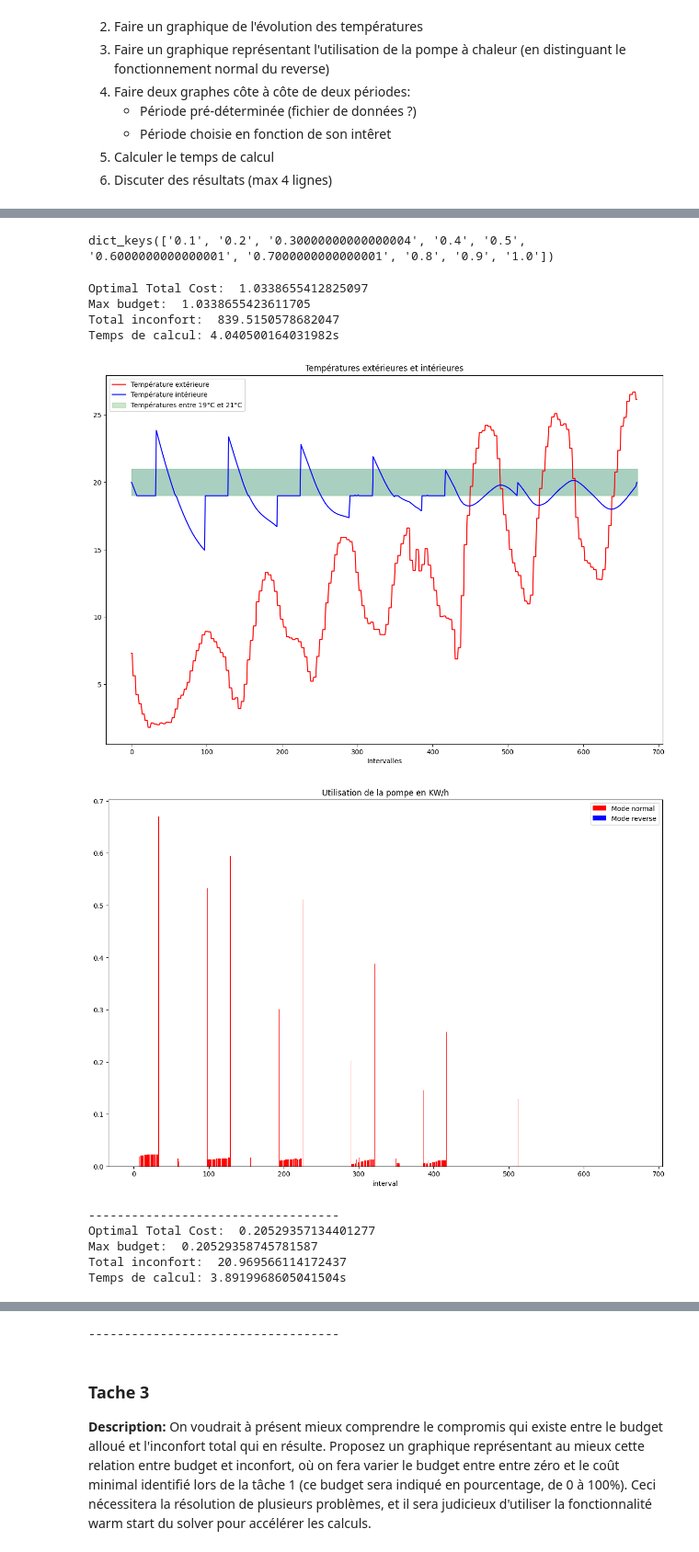
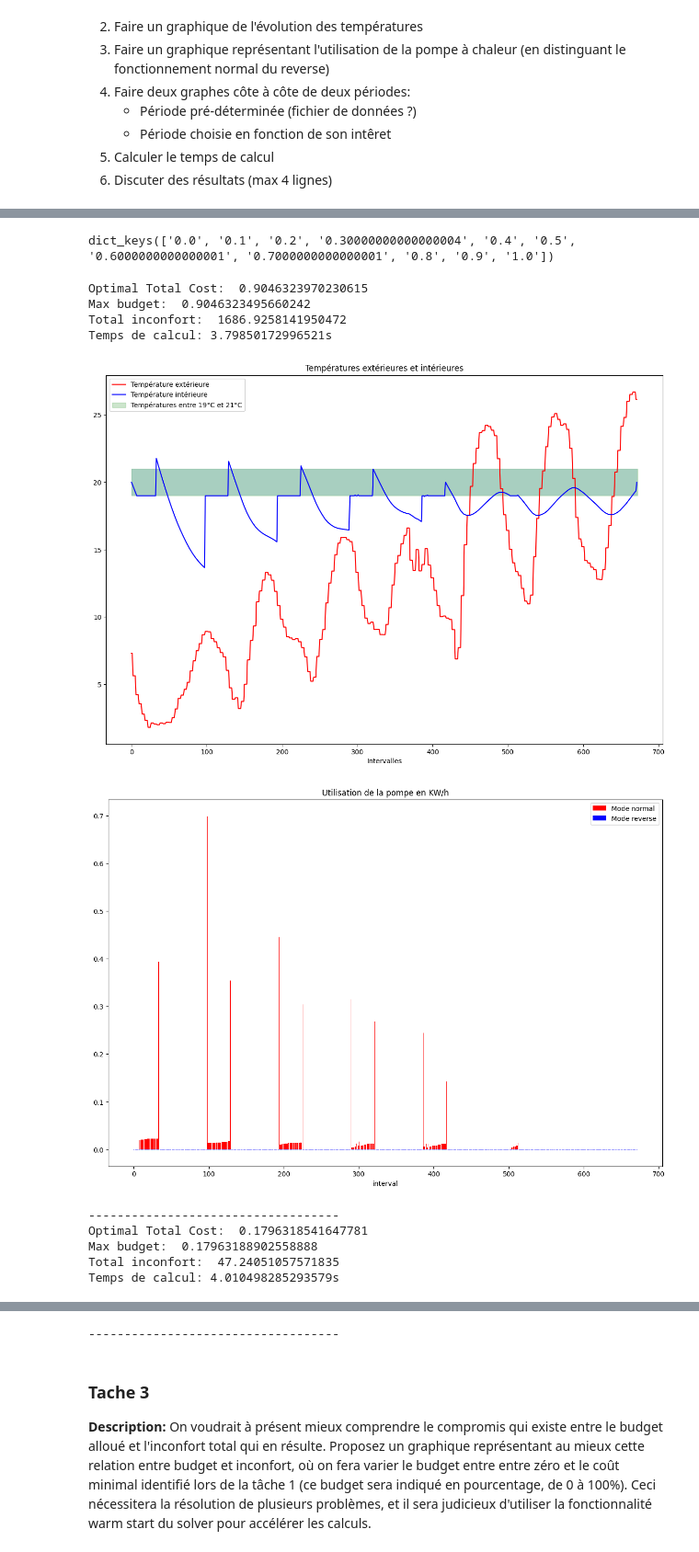
Before and after one commit to on-victorrijks/LINMA1702_Projet, a Jupyter notebook: Untitled.ipynb, the cells around one changed output, grey strips where cells are left out. Shown at 92% size. Cells and saved outputs as stored; diff of their text form; code cells hidden in the pictures.

```diff
--- a/Untitled.ipynb
+++ b/Untitled.ipynb
@@ -21,7 +21,7 @@ def get_ELEC_COST(timeInQH):
 def getTotalCost(fromTime, num_intervals):
     return [get_ELEC_COST(fromTime + i) for i in range(num_intervals)]
 
-def getWeeksFromData(fromTime=0,weekNumber=float("inf"),goodMean=20):
+def getWeeksFromData(data,fromTime=0,weekNumber=float("inf"),goodMean=20):
     numberOfCompleteWeeks = (len(data) - fromTime)//7
     weeks = []
 
@@ -50,10 +50,10 @@ T_MAX = 21
 # %%
 # Importation des données et génération des semaines intéréssantes
 data = np.load('Temperatures-Montreal.npy')
-weeks, interestingWeek, interestingWeek_fromTime = getWeeksFromData()
+weeks, interestingWeek, interestingWeek_fromTime = getWeeksFromData(data)
 
 referenceWeek_fromTime = 13050
-weeks_, null_, null_ = getWeeksFromData(fromTime=13050,weekNumber=1)
+weeks_, null_, null_ = getWeeksFromData(data,fromTime=13050,weekNumber=1)
 referenceWeek = weeks_[0]
 # %%
 # Graphique des températures extérieures des semaines intéréssantes
@@ -284,7 +284,7 @@ results_task2 = {}
 
 steps = 10
 stepSize = 1/steps
-for i in range(1,steps+1):
+for i in range(0,steps+1):
     fracs.append(stepSize*i)
     results_task2[str(stepSize*i)] = []
 
@@ -395,9 +404,9 @@ budget done! 10/10
 # %%
 results_task2.keys()
 # %% [output]
-dict_keys(['0.1', '0.2', '0.30000000000000004', '0.4', '0.5', '0.6000000000000001', '0.7000000000000001', '0.8', '0.9', '1.0'])
+dict_keys(['0.0', '0.1', '0.2', '0.30000000000000004', '0.4', '0.5', '0.6000000000000001', '0.7000000000000001', '0.8', '0.9', '1.0'])
 # %%
-for i,result in enumerate(results_task2["0.8"]):
+for i,result in enumerate(results_task2["0.7000000000000001"]):
     N = len(result["outside_temps"])
 
     # 1) Cout minimal
@@ -405,41 +414,41 @@ for i,result in enumerate(results_task2["0.8"]):
     print("Max budget: ", result["maxBudget"])
     print("Total inconfort: ", result["totalInconfort"])
     print(f"Temps de calcul: { result['calcDuration'] }s")
 
     # 2) Graphe des températures extérieures et intérieures
     x = range(N)
     fig, ax = plt.subplots(figsize=(15, 10))
     ax.add_patch(plt.Rectangle((0, T_MIN), N, (T_MAX - T_MIN), alpha=.2))
     ax.plot(x, result["outside_temps"], label="Température extérieure", color="red")
     ax.plot(x, result["optimal_inside_temps"], label="Température intérieure", color="blue")
     ax.add_patch(plt.Rectangle((0, T_MIN), N, (T_MAX - T_MIN), alpha=.2, color="green", label=f"Températures entre {T_MIN}°C et {T_MAX}°C"))
     plt.legend()
     plt.title("Températures extérieures et intérieures")
     plt.xlabel("Intervalles")
     plt.savefig(f"./graphs/task2_temp_{i}.pdf", format="pdf", bbox_inches="tight")
     plt.show()
 
     # 3) Graphe de l'utilisation de la pompe à chaleur
     x = range(N)
     fig, ax = plt.subplots(figsize=(15, 10))
     ax.bar(x, result["optimal_heat_pump_power_normal"], label="Mode normal", color="red")
     ax.bar(x, result["optimal_heat_pump_power_reverse"], label="Mode reverse", color="blue")
     plt.legend()
     plt.title("Utilisation de la pompe en KW/h")
     plt.xlabel("interval")
     plt.savefig(f"./graphs/task2_usage_{i}.pdf", format="pdf", bbox_inches="tight")
     plt.show()
 
     print("-----------------------------------")
 # %% [output]
-Optimal Total Cost:  1.0338655412825097
-Max budget:  1.0338655423611705
-Total inconfort:  839.5150578682047
-Temps de calcul: 4.040500164031982s
+Optimal Total Cost:  0.9046323970230615
+Max budget:  0.9046323495660242
+Total inconfort:  1686.9258141950472
+Temps de calcul: 3.79850172996521s
-[figure, old version]
+[figure, new version]
-[figure, old version]
+[figure, new version]
 -----------------------------------
-Optimal Total Cost:  0.20529357134401277
-Max budget:  0.20529358745781587
-Total inconfort:  20.969566114172437
-Temps de calcul: 3.8919968605041504s
+Optimal Total Cost:  0.1796318541647781
+Max budget:  0.17963188902558888
+Total inconfort:  47.24051057571835
+Temps de calcul: 4.010498285293579s
```
Also changed, not shown: parts of 4 cells of this notebook, 10 other files.
